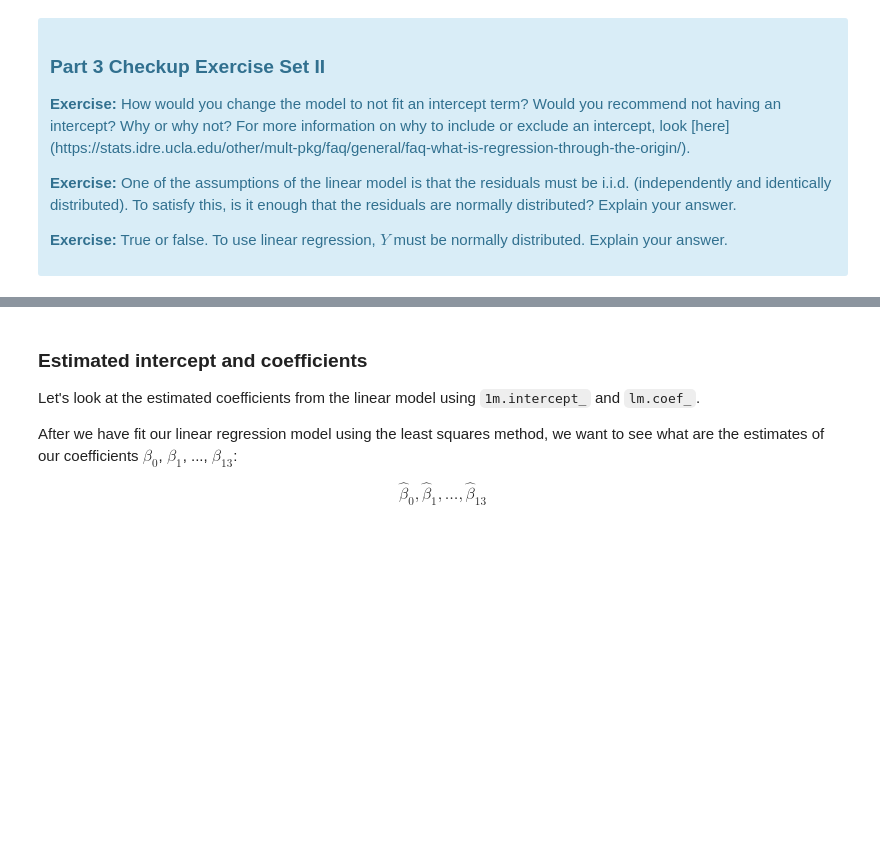
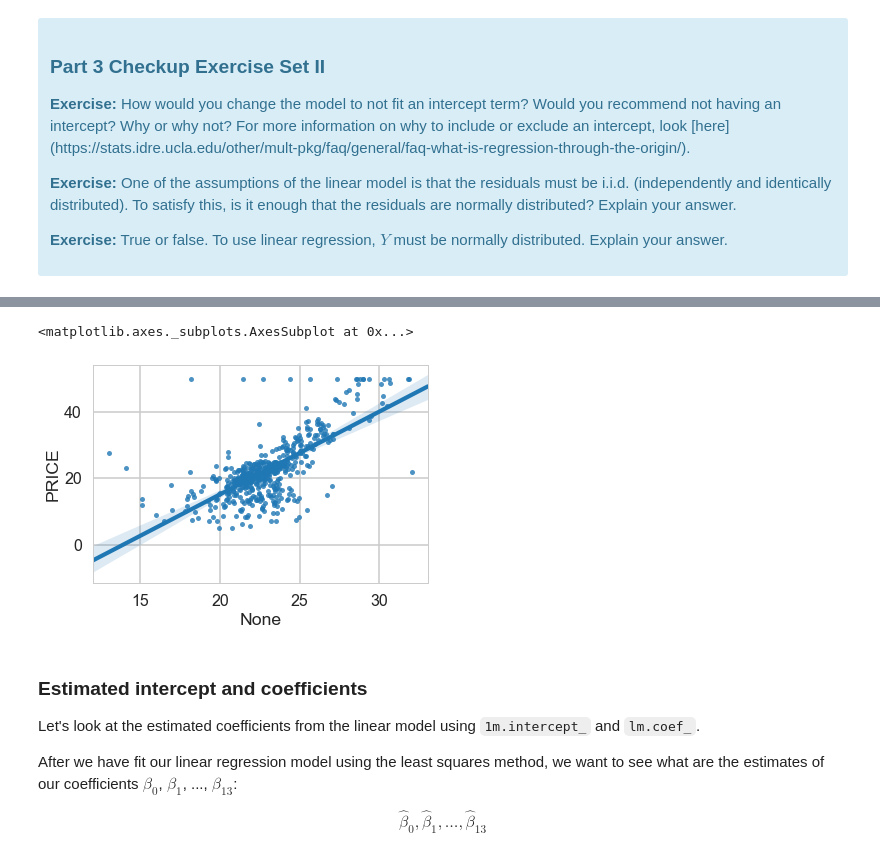
Before and after one commit to 3DBull/mec-mini-projects, a Jupyter notebook: mec-11.4.1-linear-regression-mini-project/Mini_Project_Linear_Regression.ipynb, the cells around one changed output, grey strips where cells are left out. Saved outputs shown, nothing was run; the diff lists cells and outputs as text; code cells hidden in the pictures; blank space fills up the shorter version.

Commit message:
Added fit with no intercept

```diff
--- a/mec-11.4.1-linear-regression-mini-project/Mini_Project_Linear_Regression.ipynb
+++ b/mec-11.4.1-linear-regression-mini-project/Mini_Project_Linear_Regression.ipynb
@@ -521,3 +521,8 @@ lm.intercept_
 2. No, it is not sufficient to say that the residuals are normally distributed, since they could be normally distributed and also dependent.
 
 3. False. Y must have a linear relationship with X. If the residuals do not have a normal distribution, then there is some pattern that the linear model is not accounting for. This is not the case with Y.
+# %%
+# fitting the model without an intercept
+
+m_no_int = ols('PRICE ~ RM-1',bos).fit()
+print(m_no_int.summary())
@@ -524,3 +547,9 @@ lm.intercept_
+# %%
+sns.regplot(y=bos.PRICE, x=(m_no_int.fittedvalues), fit_reg=True, scatter_kws={"s": 25})
+#sns.regplot(y=bos.PRICE, x=bos.RM, fit_reg = True, scatter_kws={"s": 25})
+# %% [output]
+<matplotlib.axes._subplots.AxesSubplot at 0x...>
+[figure, added]
 # %% [markdown]
 ### Estimated intercept and coefficients
 
```
Also changed, not shown: parts of 4 cells of this notebook.
